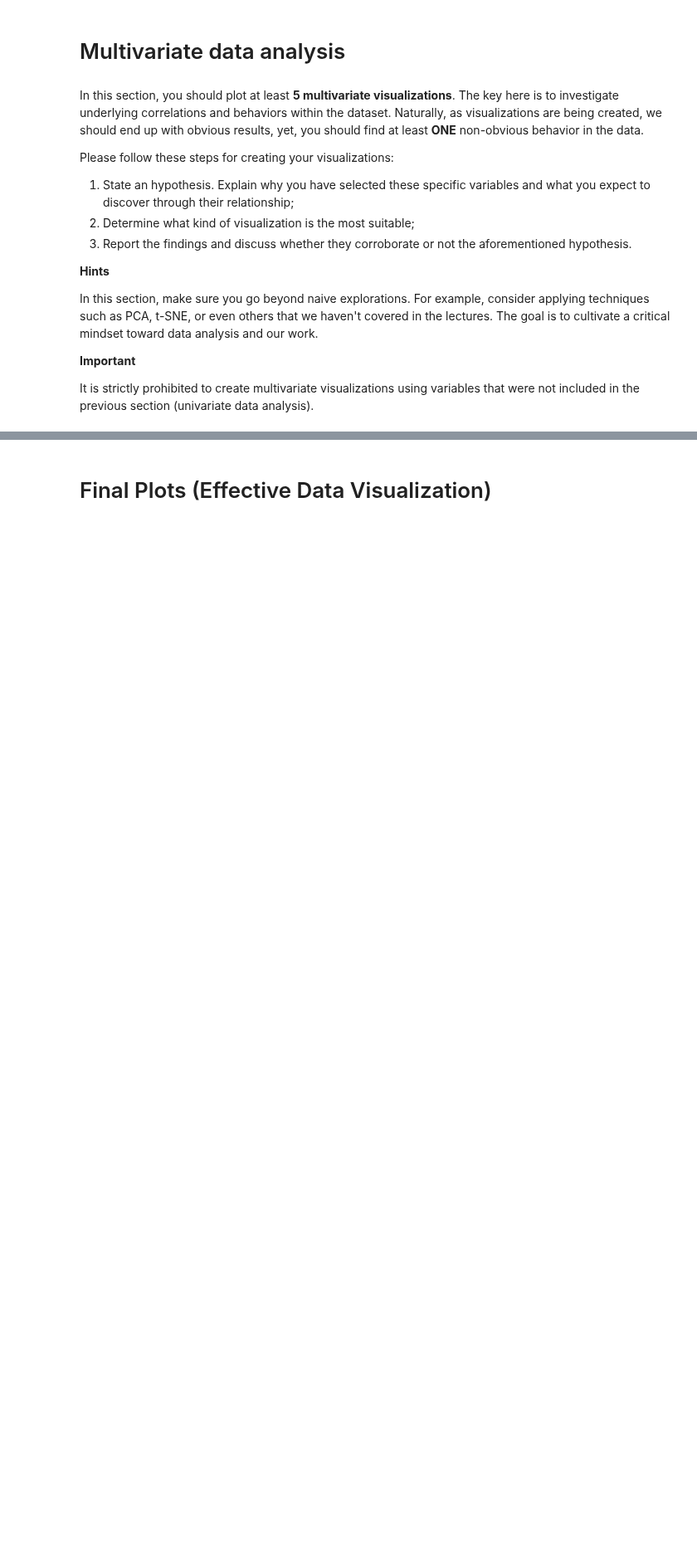
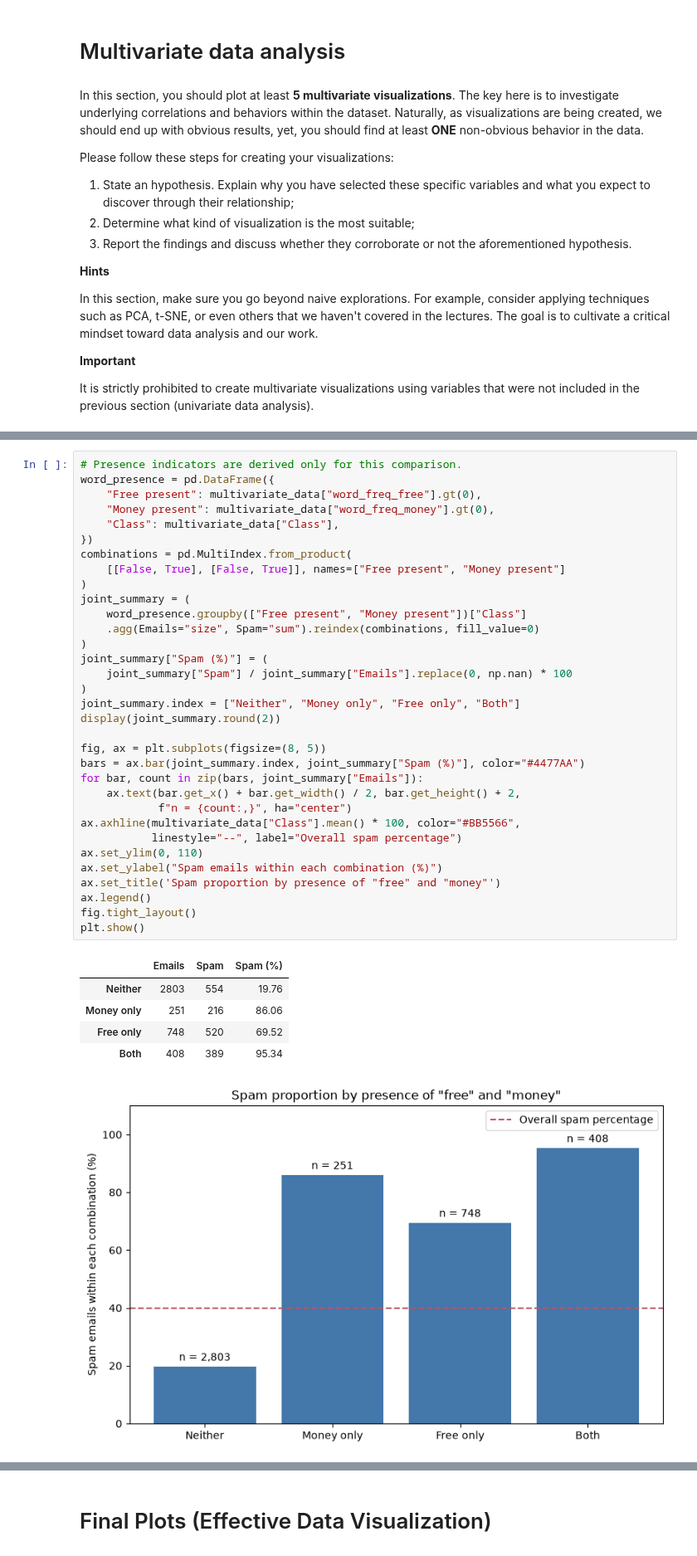
Before and after one commit to tuchanski/spambase-classification, a Jupyter notebook: main.ipynb, the cells around one changed output, grey strips where cells are left out. Shown at 83% size. Drawn from its saved outputs; the diff is of its cells as text; blank space fills up the shorter version.

```diff
--- a/main.ipynb
+++ b/main.ipynb
@@ -519,0 +668,40 @@ It is strictly prohibited to create multivariate visualizations using variables
+# %%
+# Presence indicators are derived only for this comparison.
+word_presence = pd.DataFrame({
+    "Free present": multivariate_data["word_freq_free"].gt(0),
+    "Money present": multivariate_data["word_freq_money"].gt(0),
+    "Class": multivariate_data["Class"],
+})
+combinations = pd.MultiIndex.from_product(
+    [[False, True], [False, True]], names=["Free present", "Money present"]
+)
+joint_summary = (
+    word_presence.groupby(["Free present", "Money present"])["Class"]
+    .agg(Emails="size", Spam="sum").reindex(combinations, fill_value=0)
+)
+joint_summary["Spam (%)"] = (
+    joint_summary["Spam"] / joint_summary["Emails"].replace(0, np.nan) * 100
+)
+joint_summary.index = ["Neither", "Money only", "Free only", "Both"]
+display(joint_summary.round(2))
+
+fig, ax = plt.subplots(figsize=(8, 5))
+bars = ax.bar(joint_summary.index, joint_summary["Spam (%)"], color="#4477AA")
+for bar, count in zip(bars, joint_summary["Emails"]):
+    ax.text(bar.get_x() + bar.get_width() / 2, bar.get_height() + 2,
+            f"n = {count:,}", ha="center")
+ax.axhline(multivariate_data["Class"].mean() * 100, color="#BB5566",
+           linestyle="--", label="Overall spam percentage")
+ax.set_ylim(0, 110)
+ax.set_ylabel("Spam emails within each combination (%)")
+ax.set_title('Spam proportion by presence of "free" and "money"')
+ax.legend()
+fig.tight_layout()
+plt.show()
+# %% [output]
+|  | Emails | Spam | Spam (%) |
+| Neither | 2803 | 554 | 19.76 |
+| Money only | 251 | 216 | 86.06 |
+| Free only | 748 | 520 | 69.52 |
+| Both | 408 | 389 | 95.34 |
+[figure, added]
```
Also changed, not shown: parts of 64 cells of this notebook.
